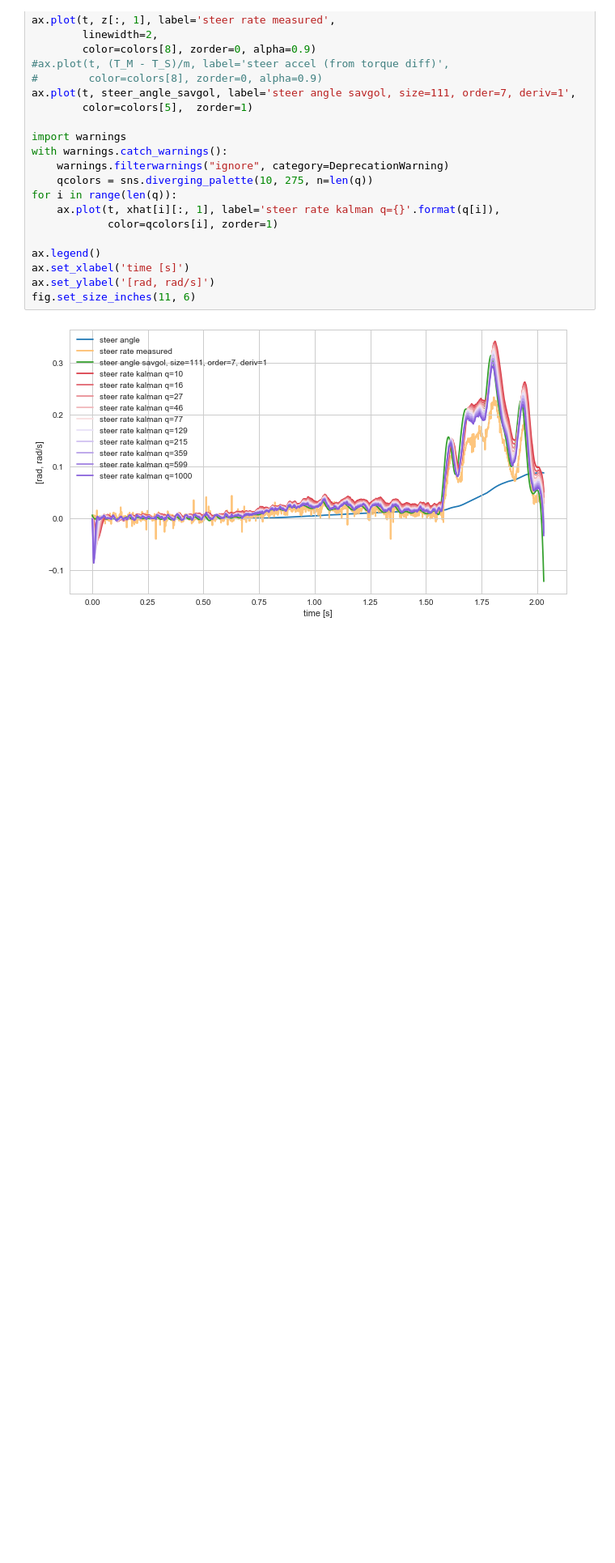
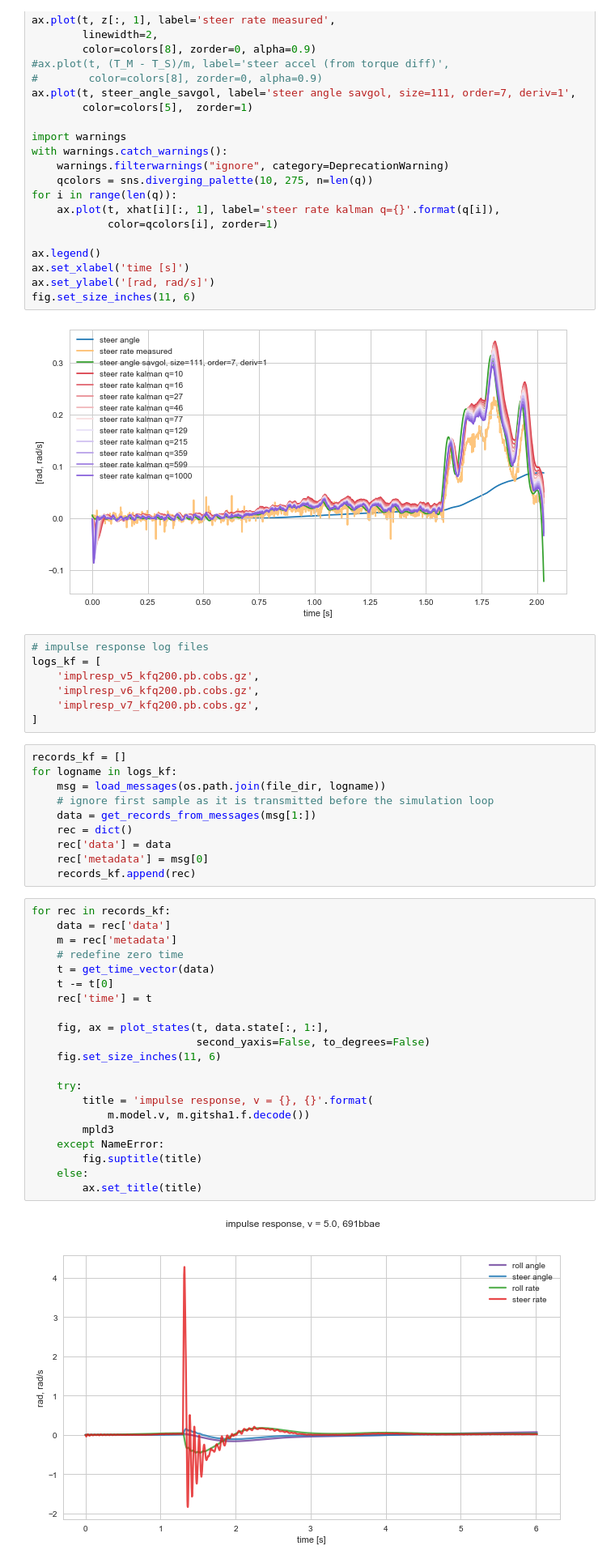
Before and after one commit to oliverlee/phobos, a Jupyter notebook: scripts/icsc2017/plot_impulse_response.ipynb, the cells around one changed output. Shown at 81% size. Cells and saved outputs as stored; diff of their text form; blank space fills up the shorter version.

Commit message:
Show kalman plots in notebook

```diff
--- a/scripts/icsc2017/plot_impulse_response.ipynb
+++ b/scripts/icsc2017/plot_impulse_response.ipynb
@@ -366,3 +366,43 @@ ax.set_ylabel('[rad, rad/s]')
 fig.set_size_inches(11, 6)
 # %% [output]
 [figure]
+# %%
+# impulse response log files
+logs_kf = [
+    'implresp_v5_kfq200.pb.cobs.gz',
+    'implresp_v6_kfq200.pb.cobs.gz',
+    'implresp_v7_kfq200.pb.cobs.gz',
+]
+# %%
+records_kf = []
+for logname in logs_kf:
+    msg = load_messages(os.path.join(file_dir, logname))
+    # ignore first sample as it is transmitted before the simulation loop
+    data = get_records_from_messages(msg[1:])
+    rec = dict()
+    rec['data'] = data
+    rec['metadata'] = msg[0]
+    records_kf.append(rec)
+# %%
+for rec in records_kf:
+    data = rec['data']
+    m = rec['metadata']
+    # redefine zero time
+    t = get_time_vector(data)
+    t -= t[0]
+    rec['time'] = t
+
+    fig, ax = plot_states(t, data.state[:, 1:],
+                          second_yaxis=False, to_degrees=False)
+    fig.set_size_inches(11, 6)
+
+    try:
+        title = 'impulse response, v = {}, {}'.format(
+            m.model.v, m.gitsha1.f.decode())
+        mpld3
+    except NameError:
+        fig.suptitle(title)
+    else:
+        ax.set_title(title)
+# %% [output]
+[figure, added]
```
Also changed, not shown: parts of 1 cell of this notebook.
